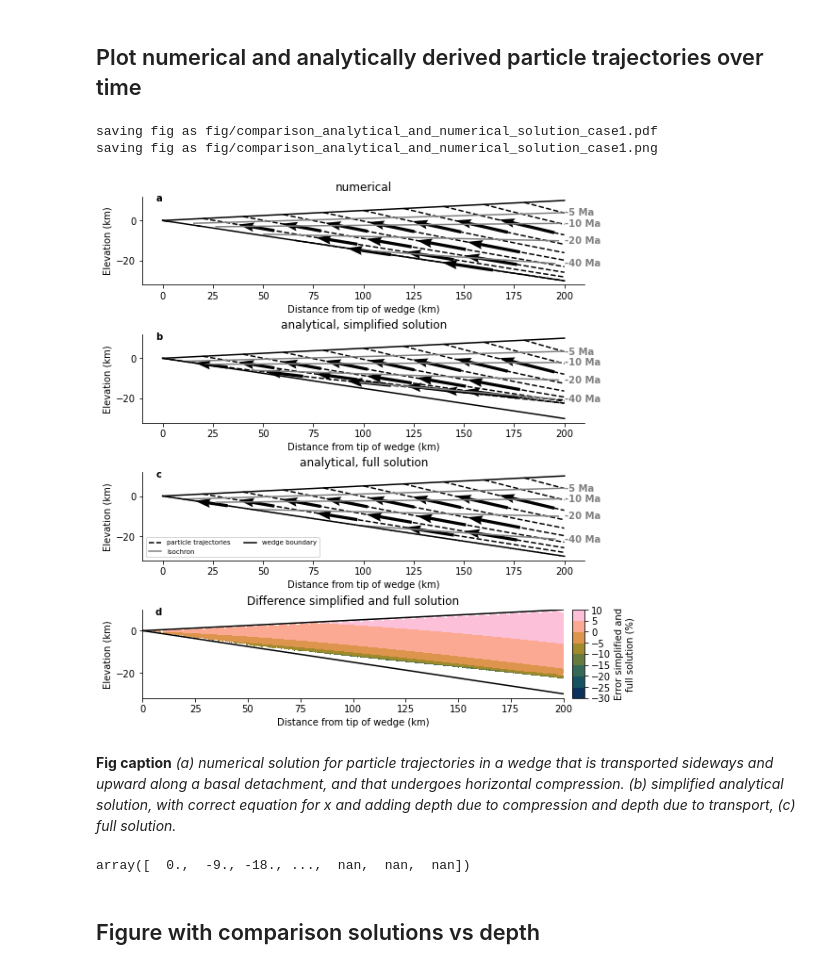
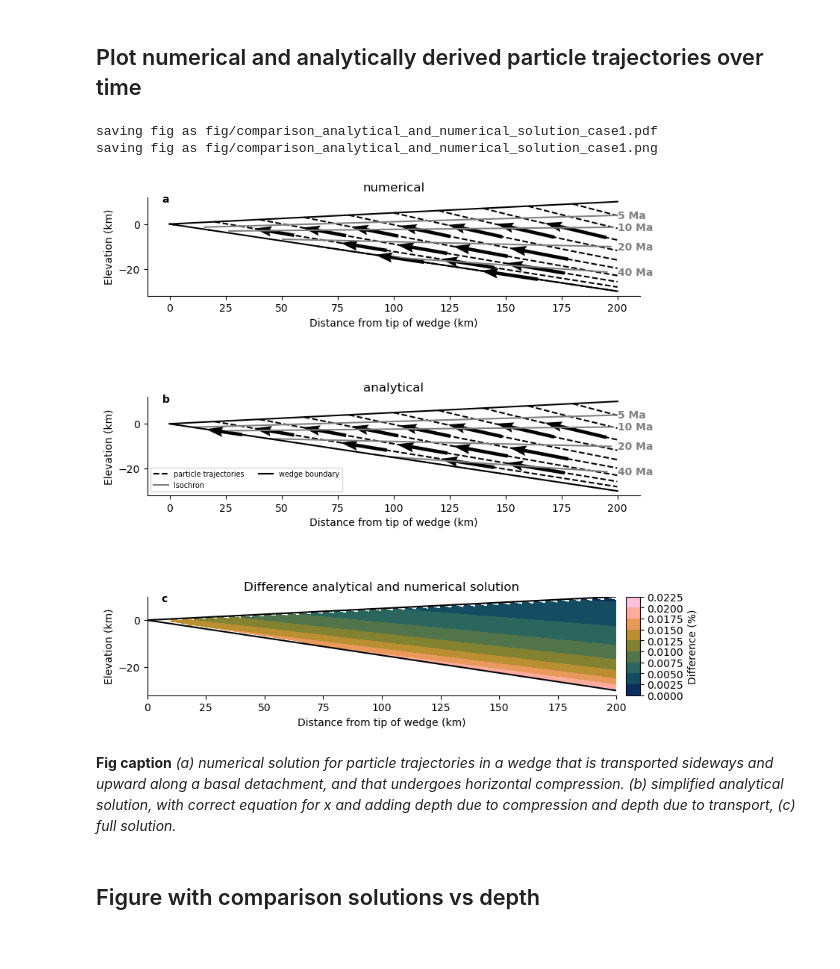
Before and after one commit to ElcoLuijendijk/wedgex, a Jupyter notebook: model_validation/wedgex_validation.ipynb, the cells around one changed output. Saved outputs shown, nothing was run; the diff lists cells and outputs as text; code cells hidden in the pictures.

```diff
--- a/model_validation/wedgex_validation.ipynb
+++ b/model_validation/wedgex_validation.ipynb
@@ -697,16 +697,15 @@ def convert_to_grid(x, y, z, dx, dy):
 # %% [markdown]
 ## Plot numerical and analytically derived particle trajectories over time
 # %%
-fig, axs = pl.subplots(4, 1, figsize=(fig_width, fig_width))
+fig, axs = pl.subplots(3, 1, figsize=(fig_width, fig_width))
 
 labels = ['numerical',
-          'analytical, simplified solution',
-         'analytical, full solution']
+          'analytical']
 
 
 for ax, xpi, ypi, label in zip(axs,
-                               [xp_num, xps, xp],
-                               [yp_num, yps, yp],
+                               [xp_num, xp],
+                               [yp_num, yp],
                                labels):
 
     ind = xpi > L
@@ -727,7 +726,7 @@ for ax, xpi, ypi, label in zip(axs,
     for nti in isochron_ts:
         #leg_ts =  ax.scatter(xpi[:, nti] / 1e3, ypi[:, nti] / 1e3, s=20, color='black')
         leg_tsl, =  ax.plot(xpi[:, nti] / 1e3, ypi[:, nti] / 1e3, color='gray', ls='-')
-        tekst = '%0.0f Ma' % (t[nti] / 1e6)
+        tekst = '%0.0f Ma' % (-t[nti] / 1e6)
 
         ind = np.isnan(xpi[:, nti]) == False
 
@@ -741,81 +740,80 @@ for ax, xpi, ypi, label in zip(axs,
 
     ax.set_title(label)
 
-## add panel with difference analytical and numerical solution
+add_error_panel = True
 
-dpn = alpha * xp_num - yp_num
-dps = alpha * xps - yps
-dp = alpha * xp - yp
+if add_error_panel is True:
+    ## add panel with difference analytical and numerical solution
 
-#diff_dps = dps - dpn
-diff_dps = dps - dp
-rdiff_dps = diff_dps / dps * 100.0
+    dpn = alpha * xp_num - yp_num
+    dps = alpha * xps - yps
+    dp = alpha * xp - yp
 
-diff_dp = dp - dpn
-rdiff_dp = diff_dp / dp * 100.0
+    #diff_dps = dps - dpn
+    diff_dps = dps - dp
+    rdiff_dps = diff_dps / dps * 100.0
+
+    diff_dp = dp - dpn
+    rdiff_dp = diff_dp / dp * 100.0
 
 
-xps1 = xps.ravel()
-yps1 = yps.ravel()
-rd1 = rdiff_dps.ravel()
+    xp1 = xp.ravel()
+    yp1 = yp.ravel()
+    rd1 = rdiff_dp.ravel()
 
-ind = np.logical_and(np.isnan(xps1)==False, np.isnan(yps1)==False)
+    ind = np.logical_and(np.isnan(xp1)==False, np.isnan(yp1)==False)
 
-xg, yg, zg = convert_to_grid(xps1[ind], yps1[ind], rd1[ind], 100.0, 10.0)
+    xg, yg, zg = convert_to_grid(xp1[ind], yp1[ind], rd1[ind], 100.0, 10.0)
 
-yg_top = xg * alpha
-zg[yg>yg_top] = np.nan
+    yg_top = xg * alpha
+    zg[yg>yg_top] = np.nan
 
-cf = axs[-1].contourf(xg / 1000.0, yg / 1000.0, zg, cmap=cmap, lw=1.0)
+    cf = axs[-1].contourf(xg / 1000.0, yg / 1000.0, zg, cmap=cmap, lw=1.0)
 
-axs[-1].plot(xcoords / 1e3, y_top / 1e3, color='black', ls='-', lw=1.5)
-axs[-1].plot(xcoords / 1e3, y_bottom / 1e3, color='black', ls='-', lw=1.5)
+    axs[-1].plot(xcoords / 1e3, y_top / 1e3, color='black', ls='-', lw=1.5)
+    axs[-1].plot(xcoords / 1e3, y_bottom / 1e3, color='black', ls='-', lw=1.5)
 
 
-from mpl_toolkits.axes_grid1.axes_divider import make_axes_locatable
-ax1_divider = make_axes_locatable(axs[-1])
-# Add an axes to the right of the main axes.
-cax1 = ax1_divider.append_axes("right", size="3%", pad="2%")
-cb1 = fig.colorbar(cf, cax=cax1)
-cb1.set_label('Error simplified and\nfull solution (%)')
+    from mpl_toolkits.axes_grid1.axes_divider import make_axes_locatable
+    ax1_divider = make_axes_locatable(axs[-1])
+    # Add an axes to the right of the main axes.
+    cax1 = ax1_divider.append_axes("right", size="3%", pad="2%")
+    cb1 = fig.colorbar(cf, cax=cax1)
+    cb1.set_label('Difference (%)')
 
-axs[-1].set_title('Difference simplified and full solution')
+    axs[-1].set_title('Difference analytical and numerical solution')
 
 for i, ax in enumerate(axs):
     ax.set_xlabel('Distance from tip of wedge (km)')
     ax.set_ylabel('Elevation (km)')
 
     ax.set_aspect('equal')
 
     ax.spines['top'].set_visible(False)
     ax.spines['right'].set_visible(False)
     ax.text(0.03, 1.03, string.ascii_lowercase[i],
             weight='bold', transform=ax.transAxes,
                ha='left', va='top', fontsize='medium')
 
 axs[-2].legend([leg_traj, leg_tsl, leg_bnd],
           ['particle trajectories', 'Isochron', 'wedge boundary'],
           loc='lower left', ncol=2, fontsize='x-small')
 
 fig.tight_layout()
 
 fn = 'fig/comparison_analytical_and_numerical_solution_%s.pdf'  % model_run_name
 print('saving fig as %s' % fn)
 fig.savefig(fn)
 
 fn = 'fig/comparison_analytical_and_numerical_solution_%s.png'  % model_run_name
 print('saving fig as %s' % fn)
 fig.savefig(fn)
 # %% [output]
 saving fig as fig/comparison_analytical_and_numerical_solution_case1.pdf
 saving fig as fig/comparison_analytical_and_numerical_solution_case1.png
-[figure, old version]
+[figure, new version]
 # %% [markdown]
 **Fig caption** *(a) numerical solution for particle trajectories in a wedge that is transported sideways and upward along a basal detachment, and that undergoes horizontal compression. (b) simplified analytical solution, with correct equation for x and adding depth due to compression and depth due to transport, (c) full solution.*
-# %%
-yps1
-# %% [output]
-array([  0.,  -9., -18., ...,  nan,  nan,  nan])
 # %% [markdown]
 ## Figure with comparison solutions vs depth
 # %%
```
Also changed, not shown: parts of 5 cells of this notebook, 33 other files.
